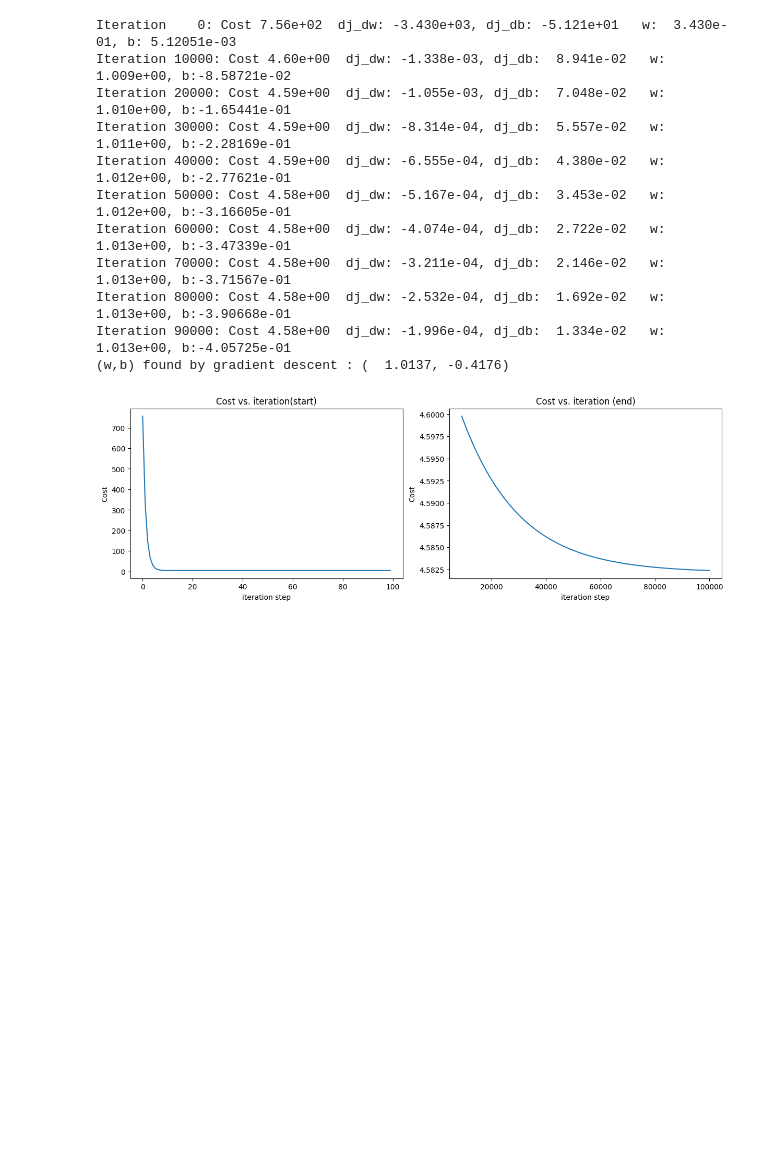
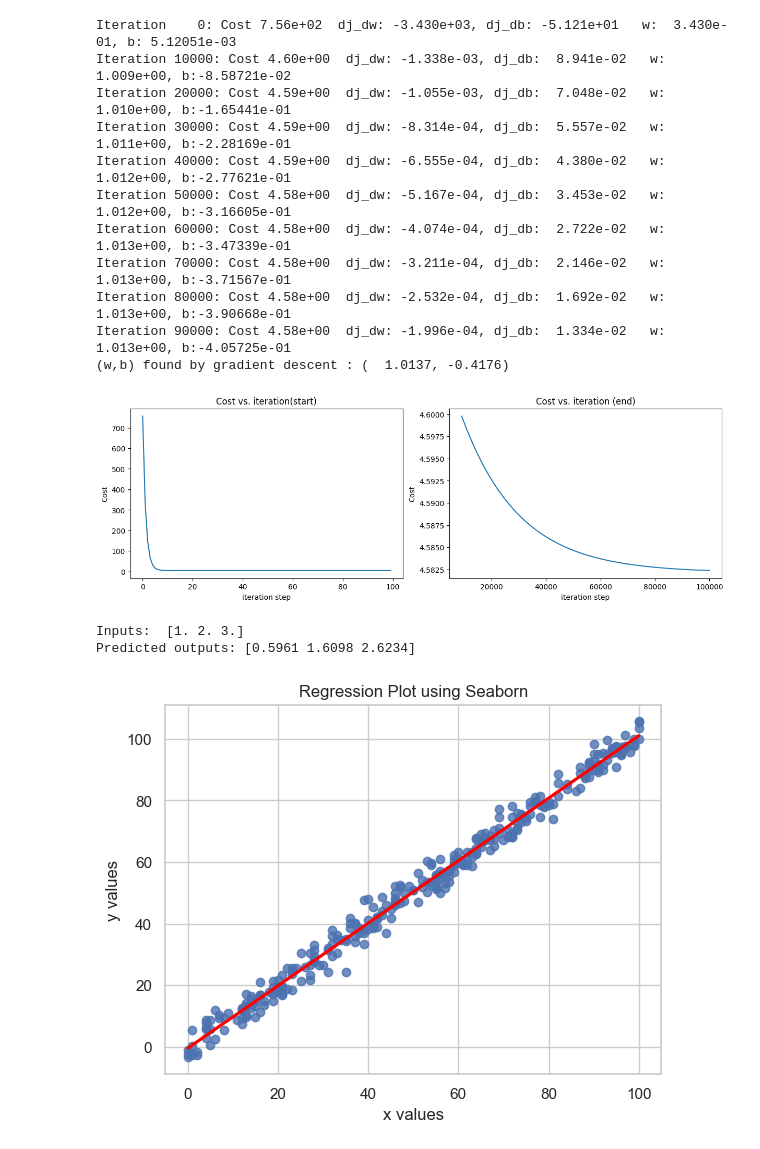
Before and after one commit to PrakhyathKamath/LinearRegression, a Jupyter notebook: Linearreg1.ipynb, the cells around one changed output. Cells and saved outputs as stored; diff of their text form; code cells hidden in the pictures; blank space fills up the shorter version.

Commit message:
Predicted Values using linear regressio with cross verification by regression plot using seaborn

```diff
--- a/Linearreg1.ipynb
+++ b/Linearreg1.ipynb
@@ -106,0 +134,27 @@ print("Enter value (x) to predict output(y): ")
+# %%
+# Take user input
+user_in = input("Enter 3 numbers separated by whitespace: ")
+
+arr = np.array([float(x) for x in user_in.split()])
+
+arr
+
+##using the function to predict
+
+out_pred=predict_op(arr)
+
+print("Inputs: ", arr)
+np.set_printoptions(precision=4, suppress=True)
+print("Predicted outputs:", out_pred)
+# %% [output]
+Inputs:  [1. 2. 3.]
+Predicted outputs: [0.5961 1.6098 2.6234]
+# %%
+sns.set(style="whitegrid")  # optional styling
+sns.regplot(x=x_train, y=y_train, ci=None, line_kws={'color':'red'})
+plt.xlabel(f"x values")
+plt.ylabel(f"y values")
+plt.title("Regression Plot using Seaborn")
+plt.show()
+# %% [output]
+[figure, added]
```
Also changed, not shown: parts of 3 cells of this notebook.
